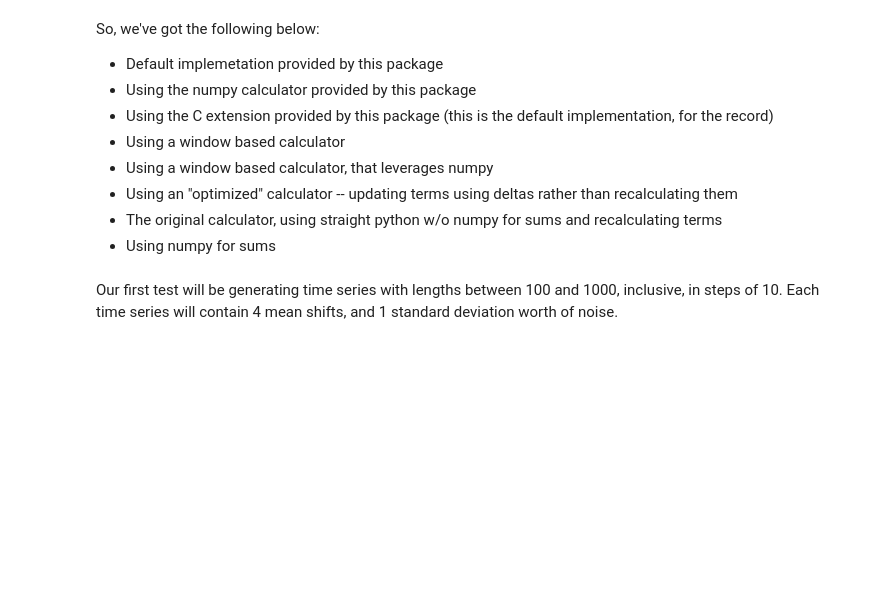
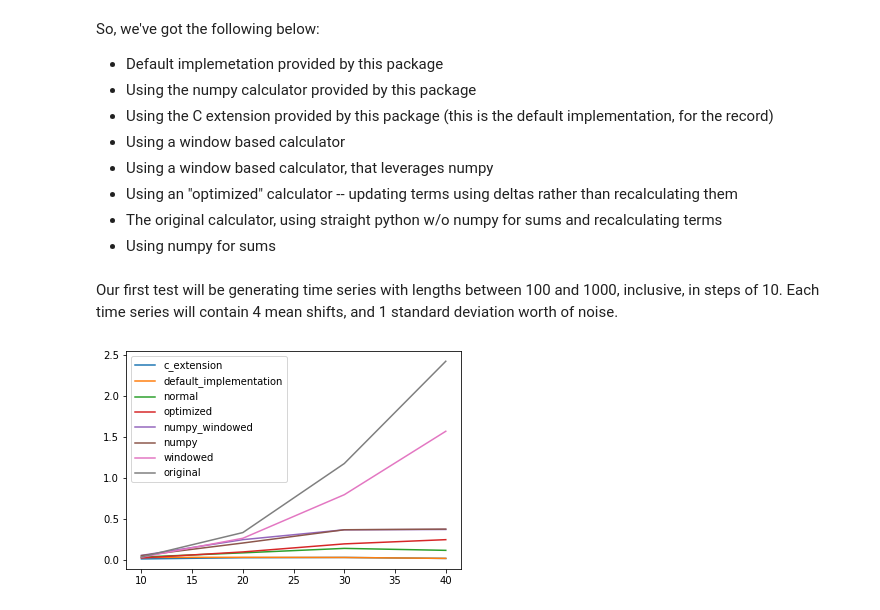
Before and after one commit to mongodb/signal-processing-algorithms, a Jupyter notebook: docs/profiling/algorithm_implementations.ipynb, the cells around one changed output. Cells and saved outputs as stored; diff of their text form; code cells hidden in the pictures; blank space fills up the shorter version.

```diff
--- a/docs/profiling/algorithm_implementations.ipynb
+++ b/docs/profiling/algorithm_implementations.ipynb
@@ -51,25 +51,46 @@ implementations = {
 # %% [markdown]
 Our first test will be generating time series with lengths between 100 and 1000, inclusive, in steps of 10. Each time series will contain 4 mean shifts, and 1 standard deviation worth of noise.
 # %%
-def make_test(lengths, num_bkps, noise):
+class Results:
+    def __init__(self, x, y, name):
+        self.x = x
+        self.y = y
+        self.name = name
+
+    def __repr__(self):
+        return f"{self.name}-Results({self.x},{self.y})"
+
+def make_test(lengths, num_bkps, noise, implementations):
     test_series = []
+    results = []
 
     for length in lengths:
         signal, bkps = rpt.pw_constant(length, 1, num_bkps, noise_std=noise)
         feed_signal = [x[0] for x in signal]
         test_series.append((signal, feed_signal, bkps))
-    results = {}
     for name, implementation in implementations.items():
         lengths = []
         times = []
         for series, feed_signal, bkps in test_series:
-            alg = default_implementation()
             s = time.time()
-            alg.fit_predict(feed_signal)
+            implementation.fit_predict(feed_signal)
             e = time.time() - s
             times.append(e)
             lengths.append(len(feed_signal))
-        results[name] = (lengths, times)
-    for name, res in results.items():
-        plt.plot(res[0], res[1], label=name)
-    plt.legend()
+        results.append(Results(np.array(lengths), np.array(times), name))
+    results = sorted(results, key=lambda x:x.y[-1])
+    return results
+# %%
+results = make_test(range(10, 50, 10), 4, 1, implementations)
+# %%
+def plot_results(results, scale_to=None):
+    for res in results:
+        if scale_to is not None:
+            plt.plot(res.x, res.y / scale_to.y, label=res.name)
+        else:
+            plt.plot(res.x, res.y, label=res.name)
+    plt.legend()
+# %%
+plot_results(results)
+# %% [output]
+[figure, added]
```
Also changed, not shown: parts of 17 cells of this notebook, 1 other file.
